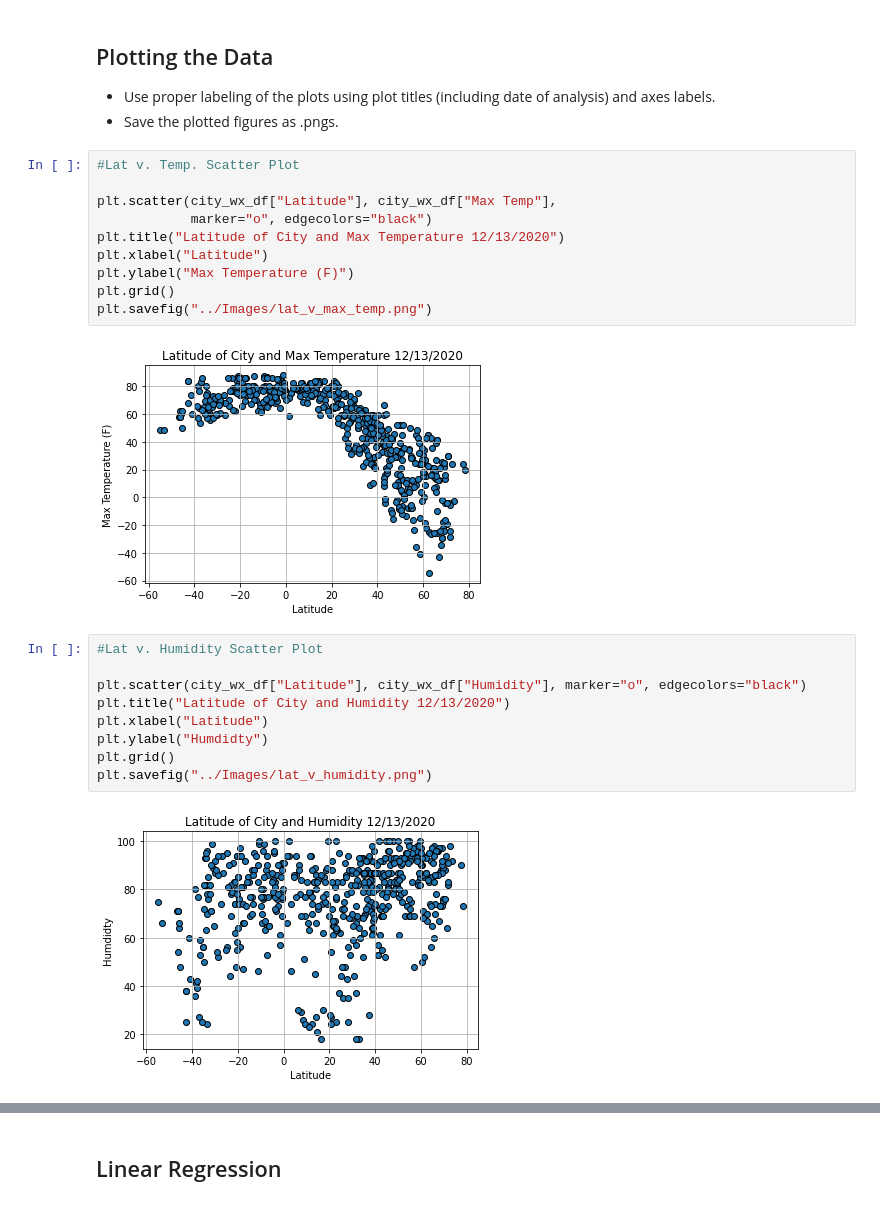
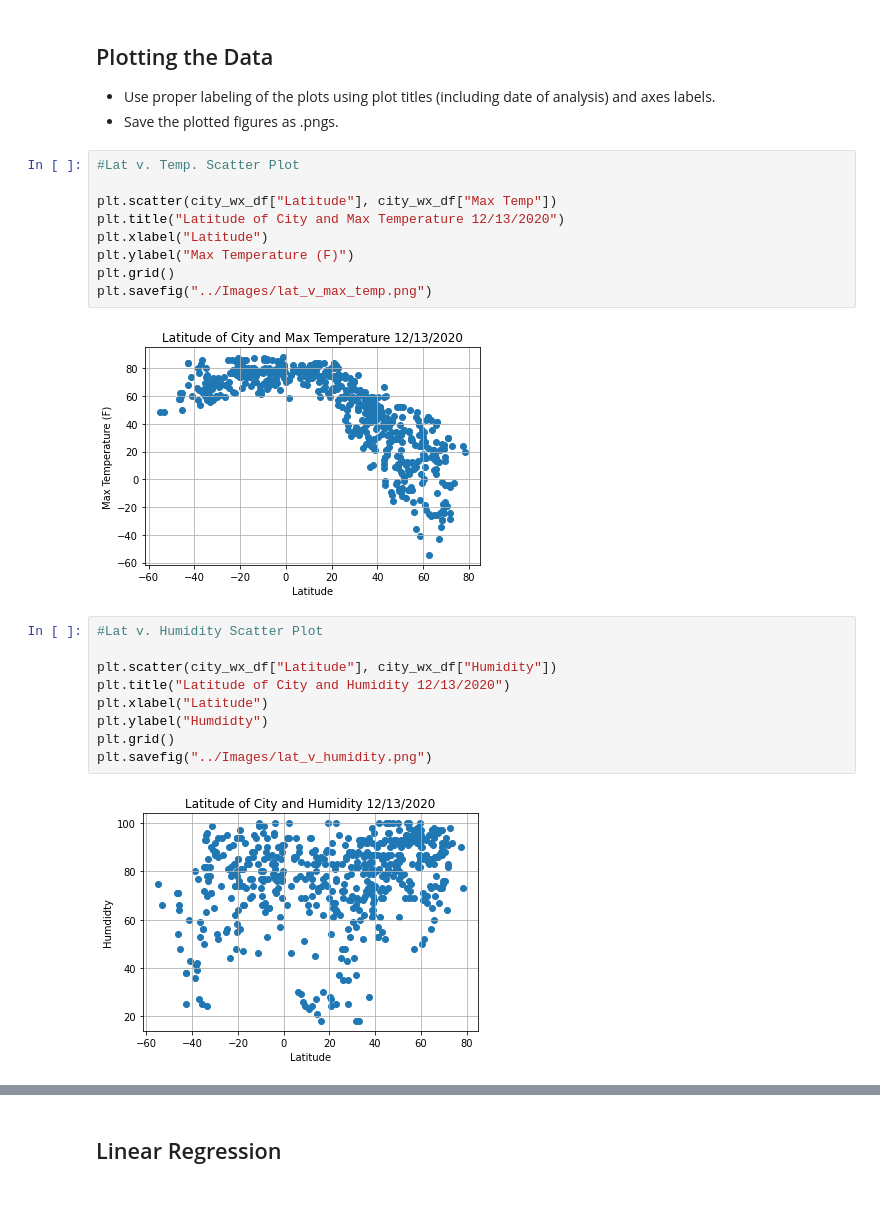
Before and after one commit to geofftm/python-api-challenge, a Jupyter notebook: WeatherPY/WeatherPy.ipynb, the cells around one changed output, grey strips where cells are left out. Drawn from its saved outputs; the diff is of its cells as text.

```diff
--- a/WeatherPY/WeatherPy.ipynb
+++ b/WeatherPY/WeatherPy.ipynb
@@ -197,26 +188,25 @@ humidity_over_100
 # %%
 #Lat v. Temp. Scatter Plot
 
-plt.scatter(city_wx_df["Latitude"], city_wx_df["Max Temp"],
-            marker="o", edgecolors="black")
+plt.scatter(city_wx_df["Latitude"], city_wx_df["Max Temp"])
 plt.title("Latitude of City and Max Temperature 12/13/2020")
 plt.xlabel("Latitude")
 plt.ylabel("Max Temperature (F)")
 plt.grid()
 plt.savefig("../Images/lat_v_max_temp.png")
 # %% [output]
-[figure, old version]
+[figure, new version]
 # %%
 #Lat v. Humidity Scatter Plot
 
-plt.scatter(city_wx_df["Latitude"], city_wx_df["Humidity"], marker="o", edgecolors="black")
+plt.scatter(city_wx_df["Latitude"], city_wx_df["Humidity"])
 plt.title("Latitude of City and Humidity 12/13/2020")
 plt.xlabel("Latitude")
 plt.ylabel("Humdidty")
 plt.grid()
 plt.savefig("../Images/lat_v_humidity.png")
 # %% [output]
-[figure, old version]
+[figure, new version]
 # %%
 #Lat v. Cloudiness Scatter Plot
 
```
Also changed, not shown: parts of 9 cells of this notebook.
